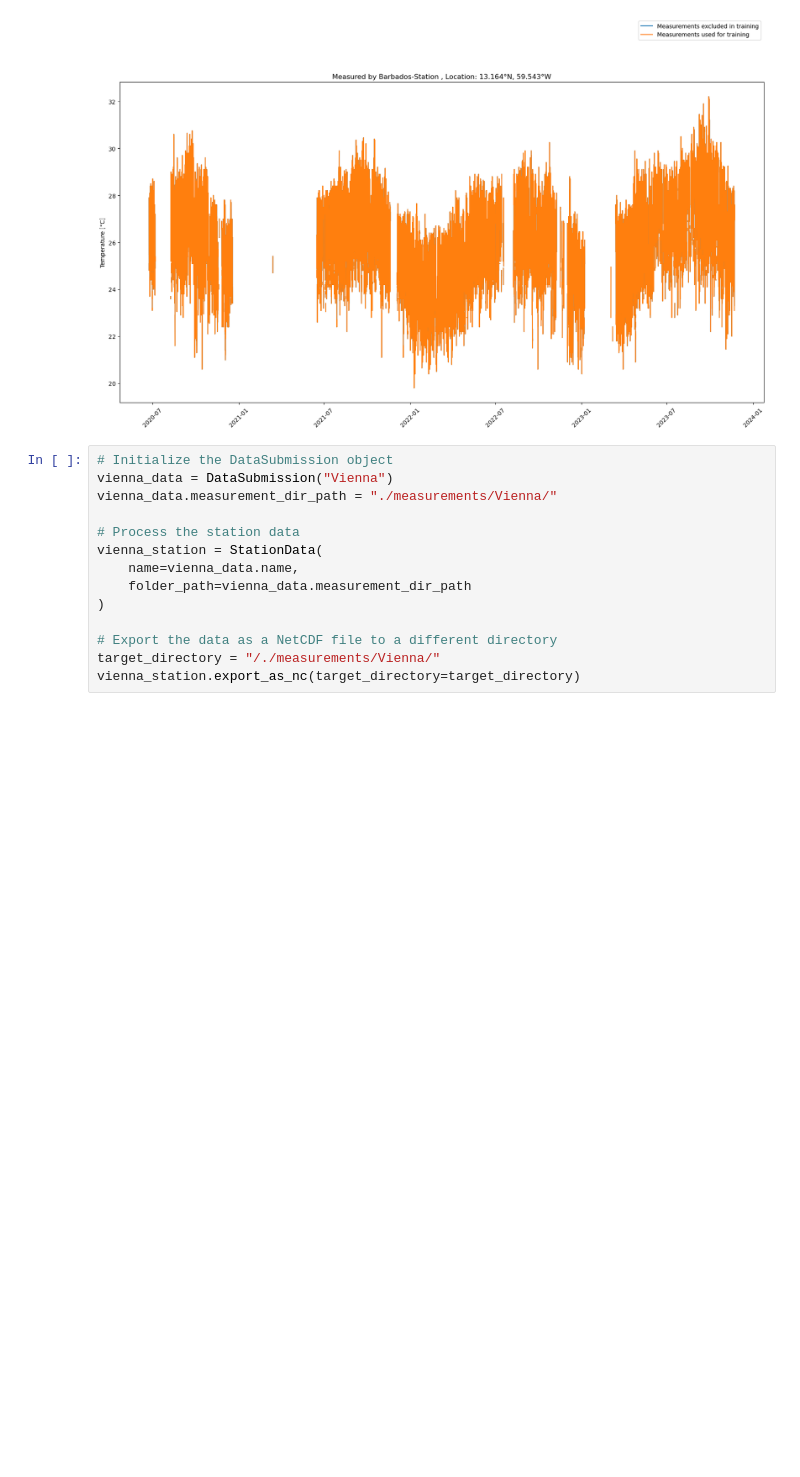
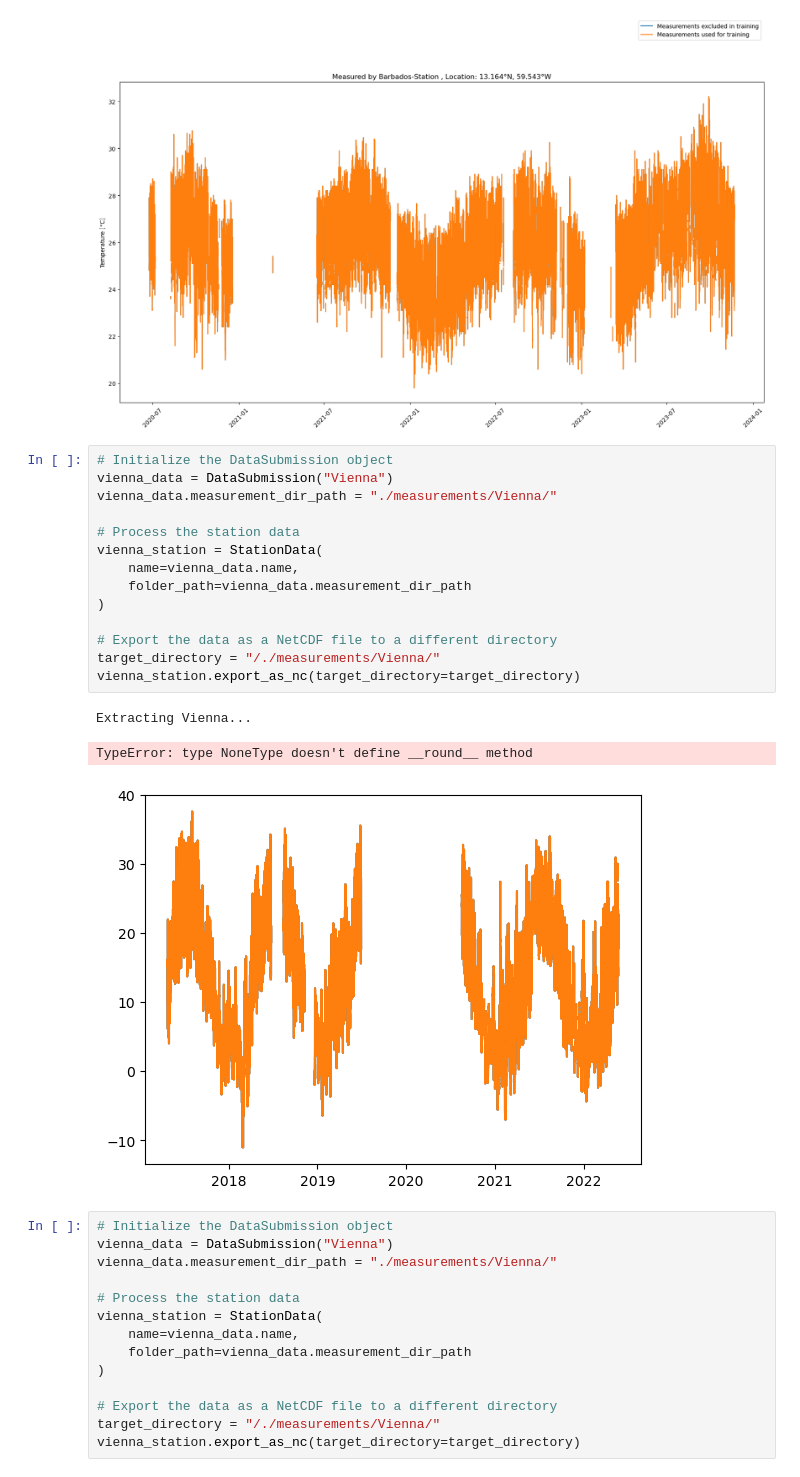
Before and after one commit to Ferdinand1123/digital-twin-for-weather-station, a Jupyter notebook: eda.ipynb, the cells around one changed output. Cells and saved outputs as stored; diff of their text form; blank space fills up the shorter version.

```diff
--- a/eda.ipynb
+++ b/eda.ipynb
@@ -45,6 +48,24 @@ Extracting Barbados...
 displaying lon: -59.54316
 as -59.543
 [figure]
+# %%
+# Initialize the DataSubmission object
+vienna_data = DataSubmission("Vienna")
+vienna_data.measurement_dir_path = "./measurements/Vienna/"
+
+# Process the station data
+vienna_station = StationData(
+    name=vienna_data.name,
+    folder_path=vienna_data.measurement_dir_path
+)
+
+# Export the data as a NetCDF file to a different directory
+target_directory = "/./measurements/Vienna/"
+vienna_station.export_as_nc(target_directory=target_directory)
+# %% [output]
+Extracting Vienna...
+TypeError: type NoneType doesn't define __round__ method
+[figure, added]
 # %%
 # Initialize the DataSubmission object
 vienna_data = DataSubmission("Vienna")
```
Also changed, not shown: parts of 7 cells of this notebook, 7 other files.
